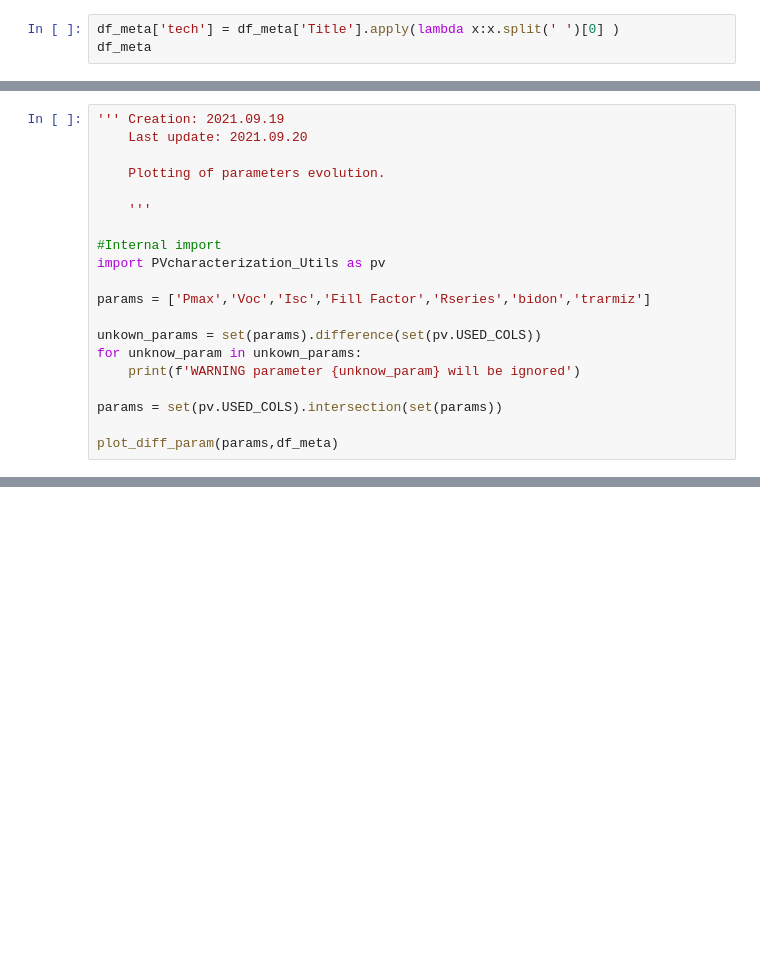
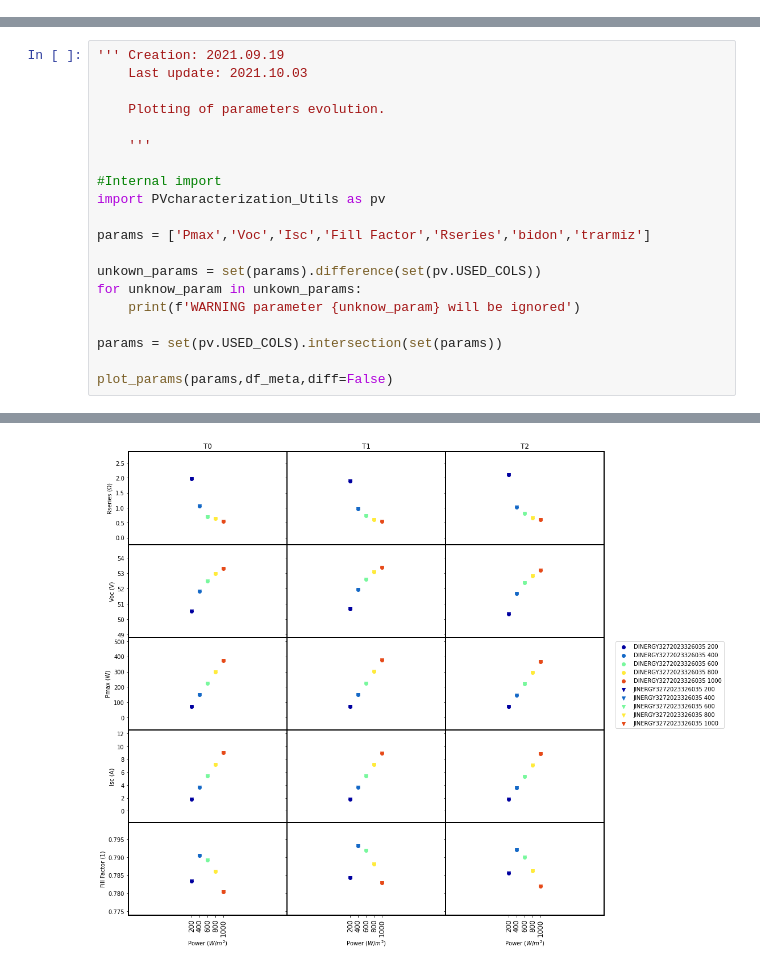
Before and after one commit to Bertin-fap/PVcharacterization, a Jupyter notebook: Module_aging.ipynb, the cells around one changed output, grey strips where cells are left out. Cells and saved outputs as stored; diff of their text form; blank space fills up the shorter version.

```diff
--- a/Module_aging.ipynb
+++ b/Module_aging.ipynb
@@ -65,3 +75,0 @@ df_meta.head(3)
-# %%
-df_meta['tech'] = df_meta['Title'].apply(lambda x:x.split(' ')[0] )
-df_meta
@@ -211,6 +221,6 @@ def plot_diff_param(params, df_meta):
 # %%
 ''' Creation: 2021.09.19
-    Last update: 2021.09.20
+    Last update: 2021.10.03
 
     Plotting of parameters evolution.
 
@@ -227,4 +237,5 @@ for unknow_param in unkown_params:
 
 params = set(pv.USED_COLS).intersection(set(params))
 
-plot_diff_param(params,df_meta)
+plot_params(params,df_meta,diff=False)
+# %% [output]
@@ -231,3 +244,4 @@ plot_diff_param(params,df_meta)
+[figure, added]
 # %%
 ''' Creation: 2021.09.19
     Last update: 2021.09.20
```
Also changed, not shown: parts of 10 cells of this notebook, 5 other files.
